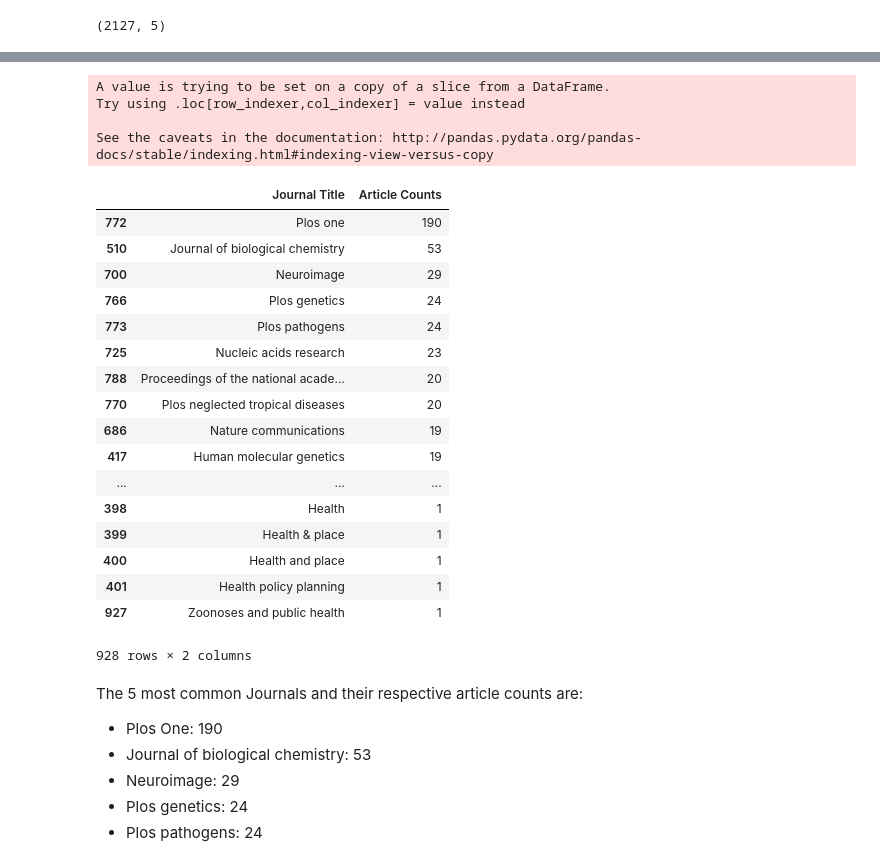
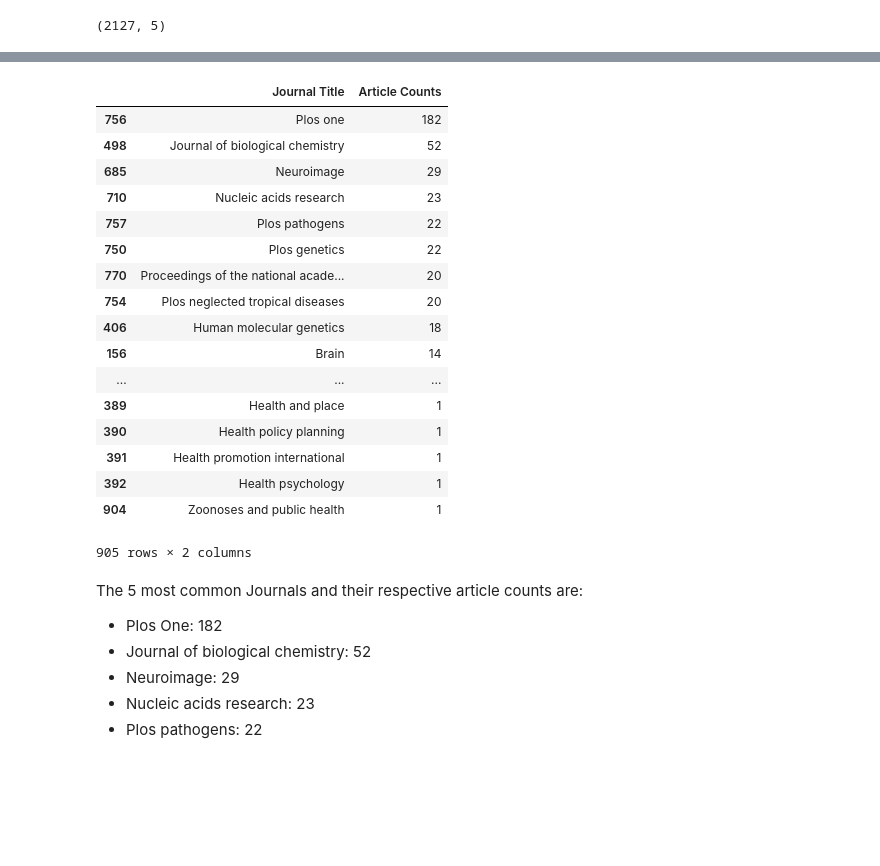
Before and after one commit to akim2034/Thinkful_DS_Bootcamp, a Jupyter notebook: Unit 1/Lesson 3/Challenge 1.3.6 Data Cleaning and Validation.ipynb, the cells around one changed output, grey strips where cells are left out. Drawn from its saved outputs; the diff is of its cells as text; code cells hidden in the pictures; blank space fills up the shorter version.

Commit message:
Complete Data Cleaning

```diff
--- a/Unit 1/Lesson 3/Challenge 1.3.6 Data Cleaning and Validation.ipynb
+++ b/Unit 1/Lesson 3/Challenge 1.3.6 Data Cleaning and Validation.ipynb
@@ -46,0 +93,6 @@ df.shape
+# %%
+# Shrink the dataset into the values that fit within the 95% to eliminate the effect of outliers.
+df_price_95thpercentile = df['Cost'].quantile([.95])
+
+# Print the value at the 95%.
+print(df_price_95thpercentile[.95])
@@ -46,0 +101,6 @@ df.shape
+# %%
+# Create new dataset with only the 95%.
+df_95thpercentile = df[df['Cost']<df_price_95thpercentile[.95]]
+
+# Get the shape of the new data set.
+df_95thpercentile.shape
@@ -47,8 +114,8 @@ df.shape
 # %%
 # Restructure the data to return only what is needed for the challenge.
-df = df[['Journal title', 'Article title', 'Cost']]
+df_95thpercentile = df_95thpercentile[['Journal title', 'Article title', 'Cost']]
 
 # Get a view of the data.
-df.head()
+df_95thpercentile.head()
 # %% [output]
 |  | Journal title | Article title | Cost |
@@ -137,41 +127,36 @@ TypeError: cannot perform reduce with flexible type
 # %%
 # Capitalize journal titles so synonymous titles will be uniform.
-df['Journal title'] = df['Journal title'].str.capitalize()
+df_95thpercentile['Journal title'] = df_95thpercentile['Journal title'].str.capitalize()
-# %% [output]
-A value is trying to be set on a copy of a slice from a DataFrame.
-Try using .loc[row_indexer,col_indexer] = value instead
-
-See the caveats in the documentation: http://pandas.pydata.org/pandas-docs/stable/indexing.html#indexing-view-versus-copy
 # %%
-# Group by journal title and count by article title.
-df_counts = df.groupby('Journal title').agg('count').reset_index()[['Journal title', 'Article title']]
+# Group by journal title and get the article counts for each journal.
+df_counts = df_95thpercentile.groupby('Journal title').agg('count').reset_index()[['Journal title', 'Article title']]
 df_counts.columns = ['Journal Title', 'Article Counts']
 
 # Order by greatest to least article counts.
 df_counts.sort_values('Article Counts', ascending = False)
 # %% [output]
 |  | Journal Title | Article Counts |
-| 772 | Plos one | 190 |
-| 510 | Journal of biological chemistry | 53 |
-| 700 | Neuroimage | 29 |
-| 766 | Plos genetics | 24 |
-| 773 | Plos pathogens | 24 |
-| 725 | Nucleic acids research | 23 |
-| 788 | Proceedings of the national acade... | 20 |
-| 770 | Plos neglected tropical diseases | 20 |
-| 686 | Nature communications | 19 |
-| 417 | Human molecular genetics | 19 |
+| 756 | Plos one | 182 |
+| 498 | Journal of biological chemistry | 52 |
+| 685 | Neuroimage | 29 |
+| 710 | Nucleic acids research | 23 |
+| 757 | Plos pathogens | 22 |
+| 750 | Plos genetics | 22 |
+| 770 | Proceedings of the national acade... | 20 |
+| 754 | Plos neglected tropical diseases | 20 |
+| 406 | Human molecular genetics | 18 |
+| 156 | Brain | 14 |
 | ... | ... | ... |
-| 398 | Health | 1 |
-| 399 | Health & place | 1 |
-| 400 | Health and place | 1 |
-| 401 | Health policy planning | 1 |
-| 927 | Zoonoses and public health | 1 |
+| 389 | Health and place | 1 |
+| 390 | Health policy planning | 1 |
+| 391 | Health promotion international | 1 |
+| 392 | Health psychology | 1 |
+| 904 | Zoonoses and public health | 1 |
-928 rows × 2 columns
+905 rows × 2 columns
 # %% [markdown]
 The 5 most common Journals and their respective article counts are:
-* Plos One: 190
-* Journal of biological chemistry: 53
+* Plos One: 182
+* Journal of biological chemistry: 52
 * Neuroimage: 29
-* Plos genetics: 24
-* Plos pathogens: 24
+* Nucleic acids research: 23
+* Plos pathogens: 22
```
Also changed, not shown: parts of 20 cells of this notebook.
